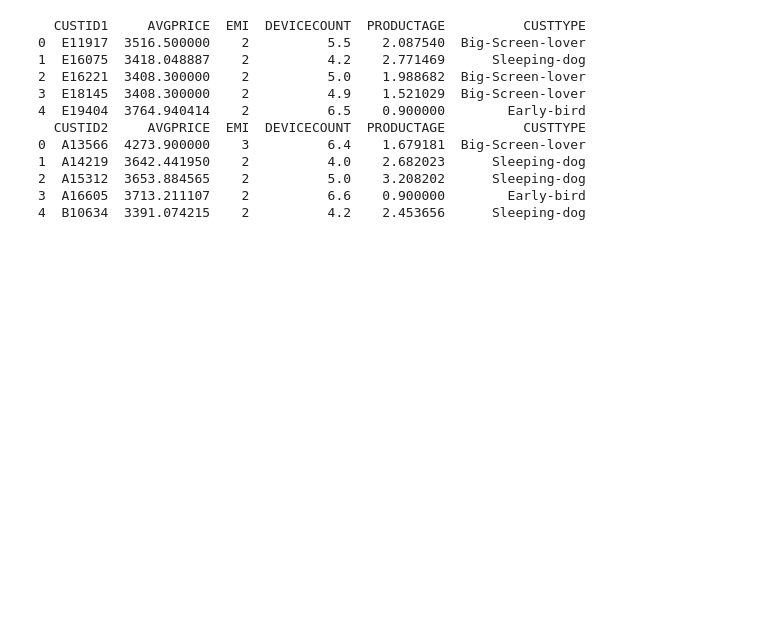
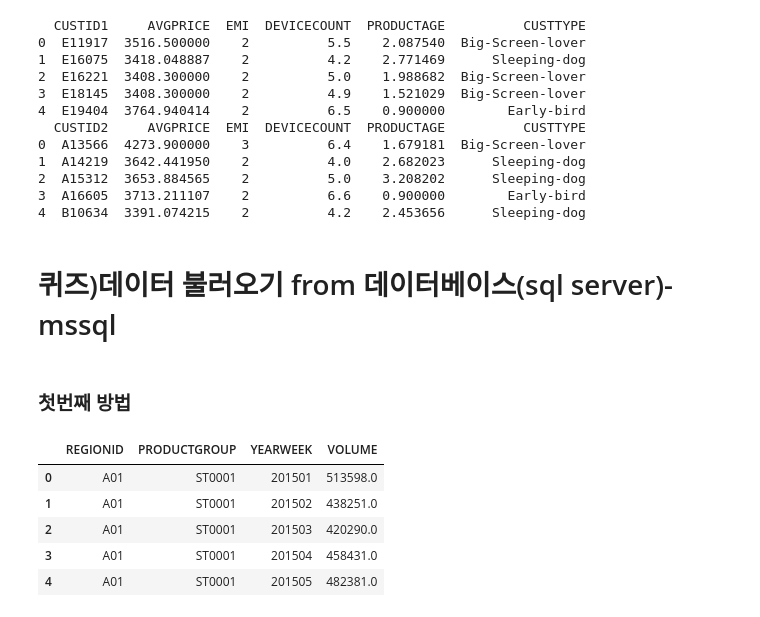
Before and after one commit to sechae0528/PythonSession, a Jupyter notebook: Session2/(2). Pandas 라이브러리를 활용한 데이터 수집.ipynb, the cells around one changed output. Drawn from its saved outputs; the diff is of its cells as text; code cells hidden in the pictures; blank space fills up the shorter version.

```diff
--- a/Session2/(2). Pandas 라이브러리를 활용한 데이터 수집.ipynb
+++ b/Session2/(2). Pandas 라이브러리를 활용한 데이터 수집.ipynb
@@ -171,3 +147,27 @@ print(customerData1.head())
 # 데이터 저장
 resultname='postgreresult_cse'
 customerData.to_sql(resultname, engine2, if_exists='replace', index=False)
+# %% [markdown]
+# 퀴즈)데이터 불러오기 from 데이터베이스(sql server)-mssql
+# %% [markdown]
+### 첫번째 방법
+# %%
+# PANDAS 패키지 불러오기
+import pandas as pd
+import pymysql
+import pymssql
+from sqlalchemy import create_engine
+
+# DB 커넥션 열기
+engine1 = create_engine('mssql+pymssql://haiteam:kopo1234!@192.168.110.107:1433/kopo')
+engine2 = create_engine('oracle+cx_oracle://kopo:kopo@192.168.110.112:1521/kopo')
+
+customerData = pd.read_sql_query('select * from kopo_product_volume', engine1)
+customerData.head()
+# %% [output]
+|  | REGIONID | PRODUCTGROUP | YEARWEEK | VOLUME |
+| 0 | A01 | ST0001 | 201501 | 513598.0 |
+| 1 | A01 | ST0001 | 201502 | 438251.0 |
+| 2 | A01 | ST0001 | 201503 | 420290.0 |
+| 3 | A01 | ST0001 | 201504 | 458431.0 |
+| 4 | A01 | ST0001 | 201505 | 482381.0 |
```
Also changed, not shown: parts of 38 cells of this notebook, 16 other files.
